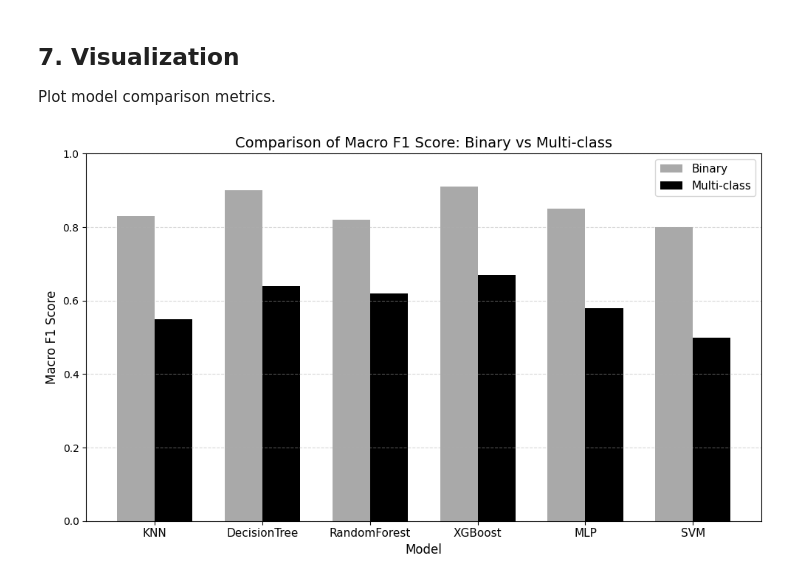
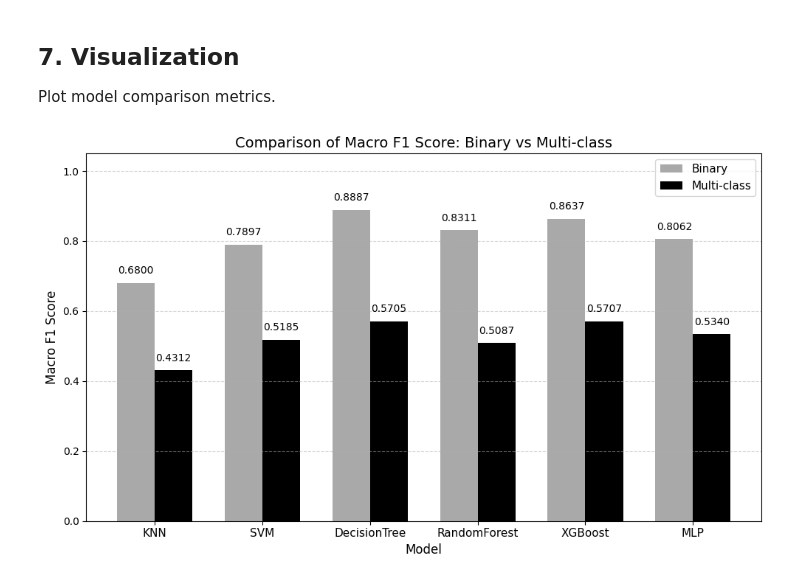
Before and after one commit to sean50311/MDS-project, a Jupyter notebook: ai4i2020_baseline_experiment.ipynb, the cells around one changed output. Saved outputs shown, nothing was run; the diff lists cells and outputs as text; code cells hidden in the pictures.

```diff
--- a/ai4i2020_baseline_experiment.ipynb
+++ b/ai4i2020_baseline_experiment.ipynb
@@ -23,7 +23,7 @@ import seaborn as sns
 Load the AI4I 2020 dataset and inspect the first few rows.
 # %%
 # Change this path if needed
-df = pd.read_csv('./data/ai4i2020.csv')
+df = pd.read_csv('./instance/baseline_ai4i2020.csv')
 df.head()
 # %% [output]
 |  | UDI | Product ID | Type | Air temperature | Process temperature | Rotational speed | Torque | ... |
@@ -175,7 +175,7 @@ def evaluate_with_progress(X_train, X_test, y_train, y_test, task='binary'):
             estimator=base_model,
             param_grid=param_grids[name],
             scoring='f1_macro',
-            cv=3,
+            cv=7,
             n_jobs=-1,
             verbose=1        # 這樣會印出每個 fold 的進度
         )
@@ -303,69 +288,74 @@ Multiclass Classification (with 3-fold CV & Tuning) Results:
 ## 7. Visualization
 Plot model comparison metrics.
 # %%
-import matplotlib.pyplot as plt
-import pandas as pd
-
 # ---------------------------------------------------
-# 假設你已經有以下兩個 DataFrame：
-#   results_bin_tuned: index 為模型名稱 (e.g. 'KNN', 'DecisionTree', ...)，
-#                      欄位包含 'F1'，值為該模型 Binary 分類的 Macro F1。
-#   results_multi_tuned: 同樣格式，但 'F1' 為 Multi-class 時的 Macro F1。
-# 例如（這裡用了範例數據，你只要把它換成自己的即可）：
-# ---------------------------------------------------
-results_bin_tuned = pd.DataFrame({
-    'F1': [0.83, 0.90, 0.82, 0.91, 0.85, 0.80]
-}, index=['KNN', 'DecisionTree', 'RandomForest', 'XGBoost', 'MLP', 'SVM'])
-
-results_multi_tuned = pd.DataFrame({
-    'F1': [0.55, 0.64, 0.62, 0.67, 0.58, 0.50]
-}, index=['KNN', 'DecisionTree', 'RandomForest', 'XGBoost', 'MLP', 'SVM'])
-
-# ---------------------------------------------------
-# 1. 把二元與多類別的 F1 值彙整到同一個 DataFrame
+# 1. 将二元与多类别的 F1 汇总到同一个 DataFrame
 # ---------------------------------------------------
 df_plot = pd.DataFrame({
-    'Binary': results_bin_tuned['F1'],
-    'Multi-class': results_multi_tuned['F1']
+    'Binary': results_bin['F1'],
+    'Multi-class': results_multi['F1']
 })
 
 # ---------------------------------------------------
-# 2. 繪製分組條形圖 (Grouped Bar Chart)
+# 2. 绘制分组条形图，并在条形上方加数值标签
 # ---------------------------------------------------
 plt.figure(figsize=(10, 6))
 bar_width = 0.35
 index = list(range(len(df_plot)))
 
-# 先畫 Binary
-plt.bar(
+# 绘制 Binary 条形
+bars_binary = plt.bar(
     [i - bar_width/2 for i in index],
     df_plot['Binary'],
     width=bar_width,
     label='Binary',
     color='darkgray'
 )
 
-# 再畫 Multi-class
-plt.bar(
+# 绘制 Multi-class 条形
+bars_multi = plt.bar(
     [i + bar_width/2 for i in index],
     df_plot['Multi-class'],
     width=bar_width,
     label='Multi-class',
     color='black'
 )
 
-# 標籤、標題、座標軸範圍
+# 在每个条形上方添加数值标签
+for bar in bars_binary:
+    height = bar.get_height()
+    plt.text(
+        bar.get_x() + bar.get_width() / 2,  # x 坐标：条形中点
+        height + 0.02,                      # y 坐标：条形顶部略上方
+        f'{height:.4f}',                    # 文本内容：保留两位小数
+        ha='center',                        # 水平居中对齐
+        va='bottom',                        # 垂直从底部对齐
+        fontsize=10
+    )
+
+for bar in bars_multi:
+    height = bar.get_height()
+    plt.text(
+        bar.get_x() + bar.get_width() / 2,
+        height + 0.02,
+        f'{height:.4f}',
+        ha='center',
+        va='bottom',
+        fontsize=10
+    )
+
+# 设置标签、标题、坐标轴范围
 plt.xlabel('Model', fontsize=12)
 plt.ylabel('Macro F1 Score', fontsize=12)
 plt.title('Comparison of Macro F1 Score: Binary vs Multi-class', fontsize=14)
 plt.xticks(index, df_plot.index, fontsize=11)
-plt.ylim(0, 1)  # y 軸從 0 到 1
+plt.ylim(0, 1.05)  # y 轴从 0 到略超过 1，以便腾出空间显示标签
 
-# 加上圖例
+# 添加图例与网格线
 plt.legend(fontsize=11)
-plt.grid(axis='y', linestyle='--', alpha=0.5)  # 只畫水平網格線
+plt.grid(axis='y', linestyle='--', alpha=0.5)
 
 plt.tight_layout()
 plt.show()
 # %% [output]
-[figure, old version]
+[figure, new version]
```
Also changed, not shown: parts of 2 cells of this notebook, 3 other files.
